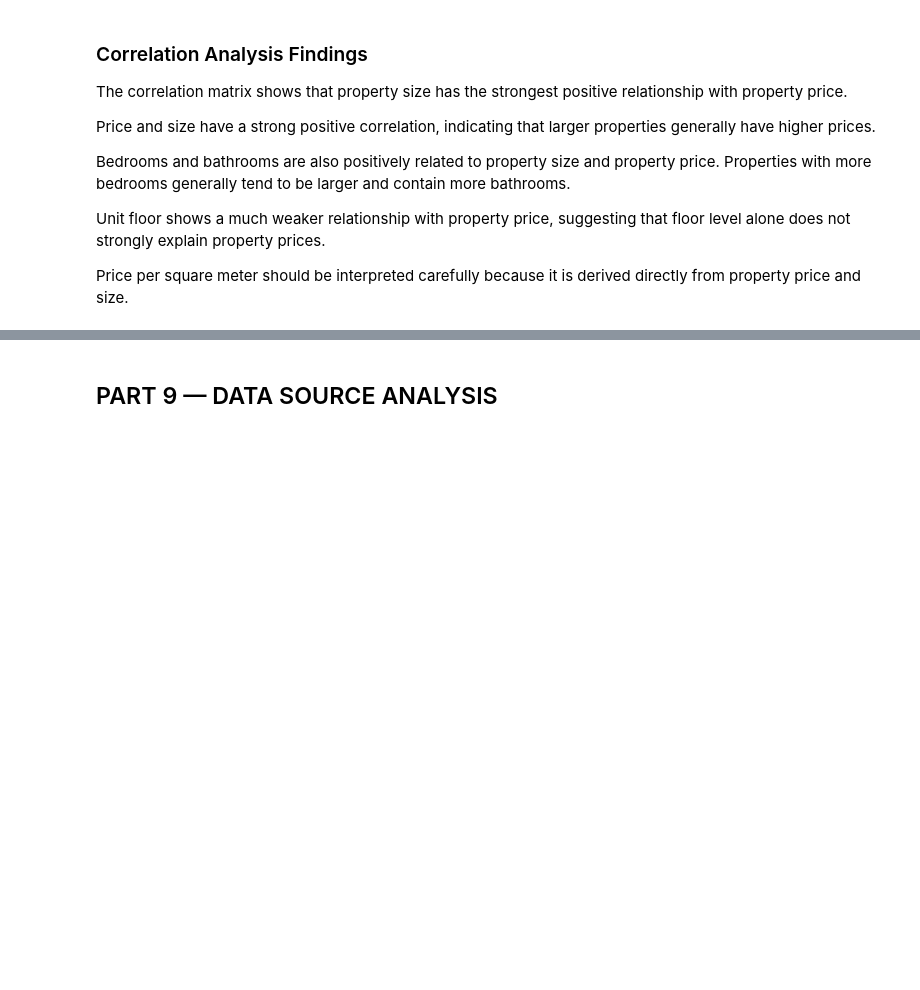
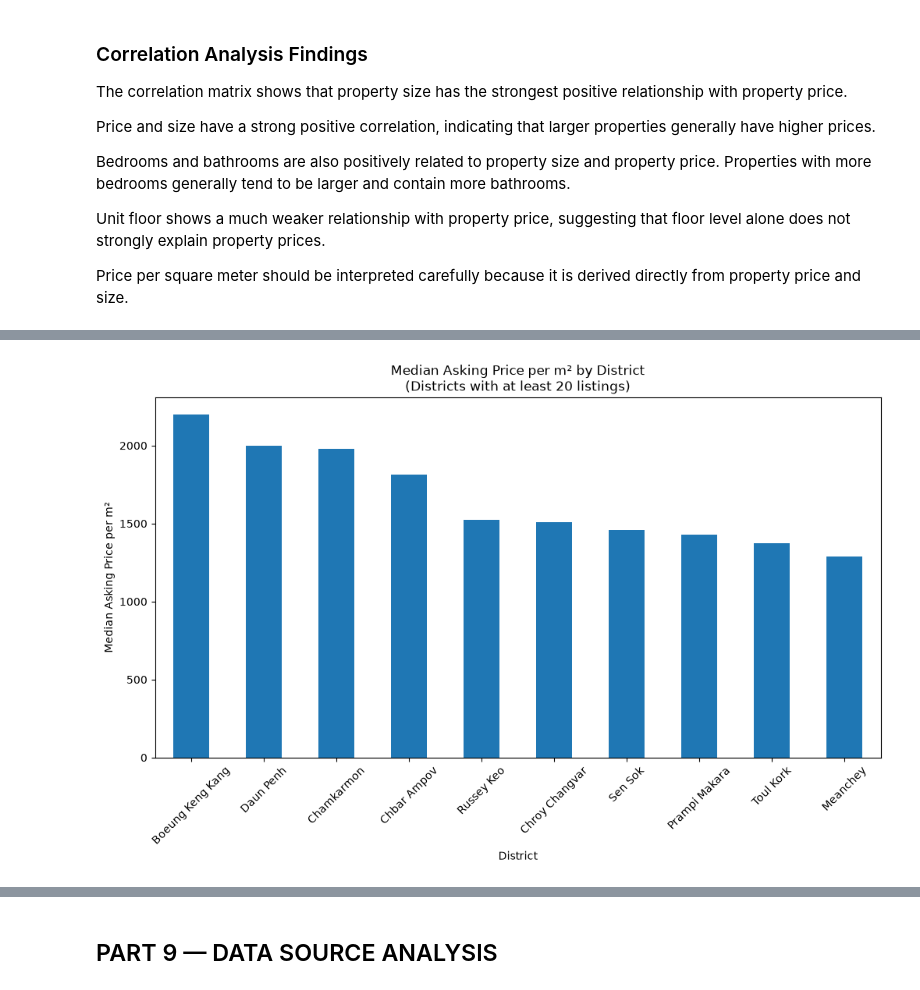
Before and after one commit to sengmengchho/PP_PropertyLens, a Jupyter notebook: notebooks/EDA_Gold.ipynb, the cells around one changed output, grey strips where cells are left out. Saved outputs shown, nothing was run; the diff lists cells and outputs as text; code cells hidden in the pictures; blank space fills up the shorter version.

```diff
--- a/notebooks/EDA_Gold.ipynb
+++ b/notebooks/EDA_Gold.ipynb
@@ -1762,0 +1691,16 @@ derived directly from property price and size.
+# %%
+district_summary = (
+    clean_df.groupby("district")
+    .agg(
+        listings=("listing_id", "count"),
+        median_price=("price_usd", "median"),
+        median_size=("size_m2", "median"),
+        median_price_per_m2=("price_per_m2", "median")
+    )
+    .sort_values(
+        "median_price_per_m2",
+        ascending=False
+    )
+)
+
+district_summary
@@ -1762,0 +1723,8 @@ derived directly from property price and size.
+# %%
+district_summary_filtered = (
+    district_summary[
+        district_summary["listings"] >= 20
+    ]
+)
+
+district_summary_filtered
@@ -1762,0 +1744,20 @@ derived directly from property price and size.
+# %%
+district_summary_filtered[
+    "median_price_per_m2"
+].sort_values(
+    ascending=False
+).plot(
+    kind="bar",
+    figsize=(12, 6)
+)
+
+plt.xlabel("District")
+plt.ylabel("Median Asking Price per m²")
+plt.title(
+    "Median Asking Price per m² by District\n"
+    "(Districts with at least 20 listings)"
+)
+plt.xticks(rotation=45)
+plt.show()
+# %% [output]
+[figure, added]
```
Also changed, not shown: parts of 99 cells of this notebook.
